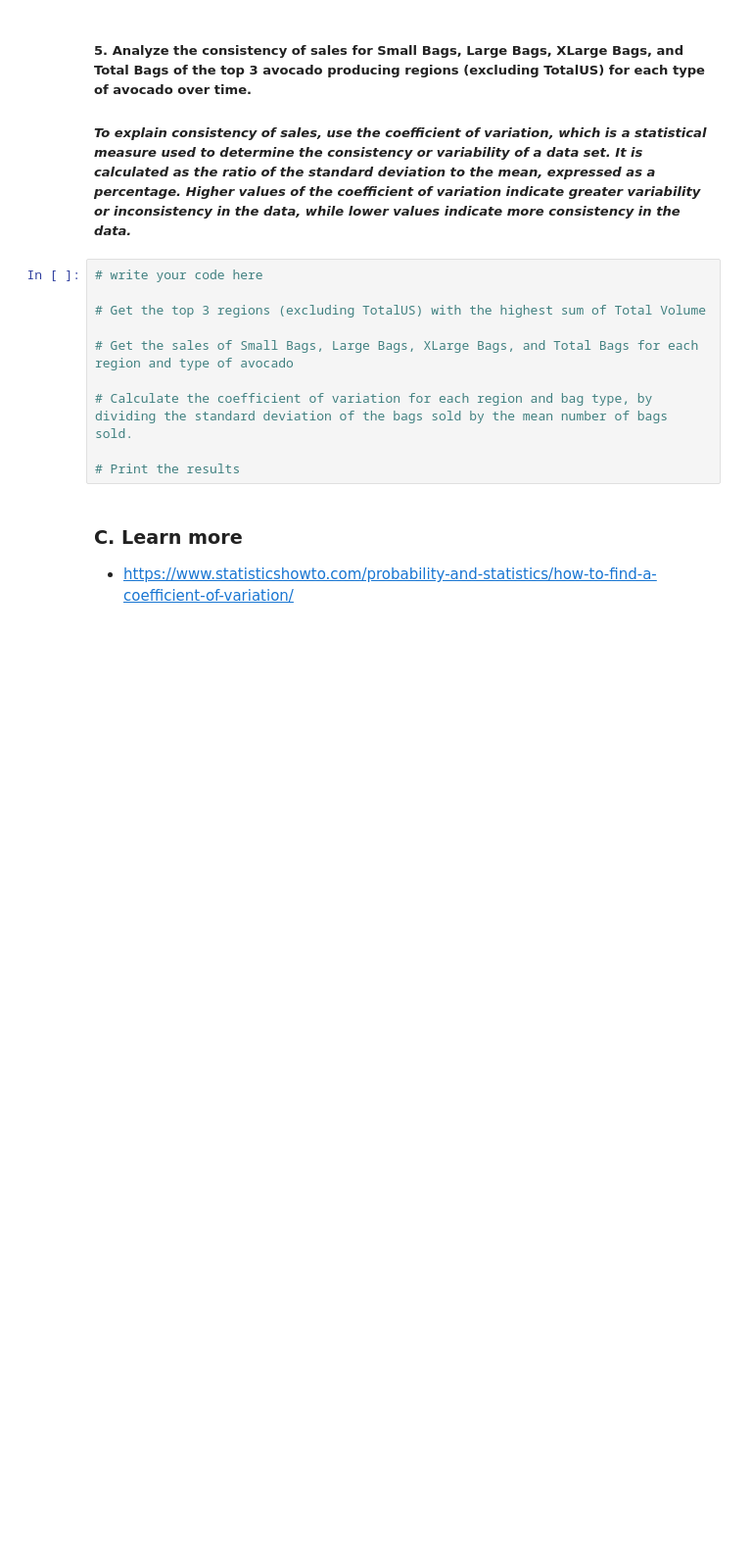
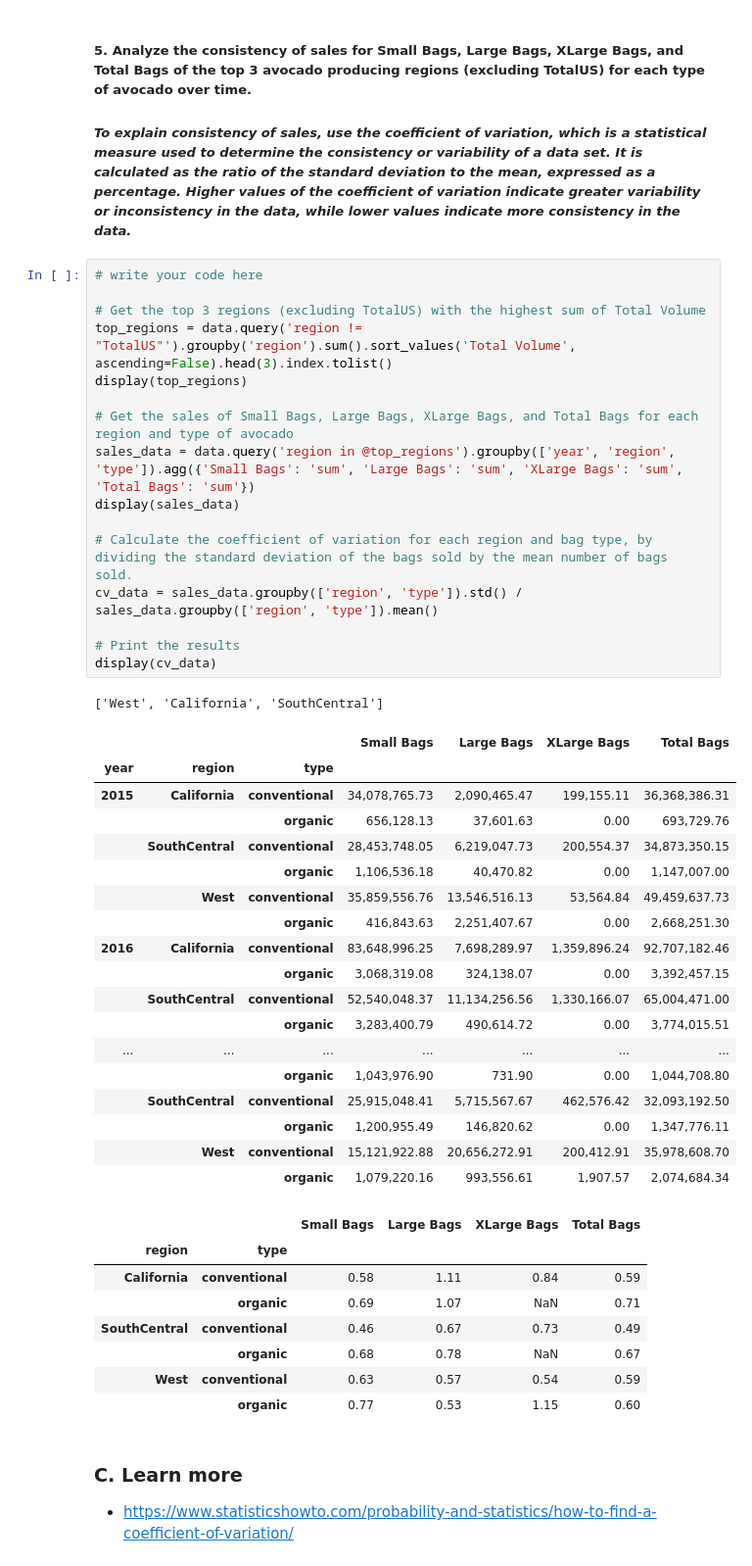
Before and after one commit to mesieou/deakin, a Jupyter notebook: introduction-to-ai/c1/C1.ipynb, the cells around one changed output. Shown at 98% size. Saved outputs shown, nothing was run; the diff lists cells and outputs as text; blank space fills up the shorter version.

```diff
--- a/introduction-to-ai/c1/C1.ipynb
+++ b/introduction-to-ai/c1/C1.ipynb
@@ -149,13 +149,47 @@ display(data_with_statistics)
 # %%
 # write your code here
 
 # Get the top 3 regions (excluding TotalUS) with the highest sum of Total Volume
+top_regions = data.query('region != "TotalUS"').groupby('region').sum().sort_values('Total Volume', ascending=False).head(3).index.tolist()
+display(top_regions)
 
 # Get the sales of Small Bags, Large Bags, XLarge Bags, and Total Bags for each region and type of avocado
+sales_data = data.query('region in @top_regions').groupby(['year', 'region', 'type']).agg({'Small Bags': 'sum', 'Large Bags': 'sum', 'XLarge Bags': 'sum', 'Total Bags': 'sum'})
+display(sales_data)
 
 # Calculate the coefficient of variation for each region and bag type, by dividing the standard deviation of the bags sold by the mean number of bags sold.
+cv_data = sales_data.groupby(['region', 'type']).std() / sales_data.groupby(['region', 'type']).mean()
 
 # Print the results
+display(cv_data)
+# %% [output]
+['West', 'California', 'SouthCentral']
+|  |  |  | Small Bags | Large Bags | XLarge Bags | Total Bags |
+| year | region | type |  |  |  |  |
+| 2015 | California | conventional | 34,078,765.73 | 2,090,465.47 | 199,155.11 | 36,368,386.31 |
+|  |  | organic | 656,128.13 | 37,601.63 | 0.00 | 693,729.76 |
+|  | SouthCentral | conventional | 28,453,748.05 | 6,219,047.73 | 200,554.37 | 34,873,350.15 |
+|  |  | organic | 1,106,536.18 | 40,470.82 | 0.00 | 1,147,007.00 |
+|  | West | conventional | 35,859,556.76 | 13,546,516.13 | 53,564.84 | 49,459,637.73 |
+|  |  | organic | 416,843.63 | 2,251,407.67 | 0.00 | 2,668,251.30 |
+| 2016 | California | conventional | 83,648,996.25 | 7,698,289.97 | 1,359,896.24 | 92,707,182.46 |
+|  |  | organic | 3,068,319.08 | 324,138.07 | 0.00 | 3,392,457.15 |
+|  | SouthCentral | conventional | 52,540,048.37 | 11,134,256.56 | 1,330,166.07 | 65,004,471.00 |
+|  |  | organic | 3,283,400.79 | 490,614.72 | 0.00 | 3,774,015.51 |
+| ... | ... | ... | ... | ... | ... | ... |
+|  |  | organic | 1,043,976.90 | 731.90 | 0.00 | 1,044,708.80 |
+|  | SouthCentral | conventional | 25,915,048.41 | 5,715,567.67 | 462,576.42 | 32,093,192.50 |
+|  |  | organic | 1,200,955.49 | 146,820.62 | 0.00 | 1,347,776.11 |
+|  | West | conventional | 15,121,922.88 | 20,656,272.91 | 200,412.91 | 35,978,608.70 |
+|  |  | organic | 1,079,220.16 | 993,556.61 | 1,907.57 | 2,074,684.34 |
+|  |  | Small Bags | Large Bags | XLarge Bags | Total Bags |
+| region | type |  |  |  |  |
+| California | conventional | 0.58 | 1.11 | 0.84 | 0.59 |
+|  | organic | 0.69 | 1.07 | NaN | 0.71 |
+| SouthCentral | conventional | 0.46 | 0.67 | 0.73 | 0.49 |
+|  | organic | 0.68 | 0.78 | NaN | 0.67 |
+| West | conventional | 0.63 | 0.57 | 0.54 | 0.59 |
+|  | organic | 0.77 | 0.53 | 1.15 | 0.60 |
 # %% [markdown]
 ### C. Learn more
 * https://www.statisticshowto.com/probability-and-statistics/how-to-find-a-coefficient-of-variation/
```
Also changed, not shown: 1 other file.
